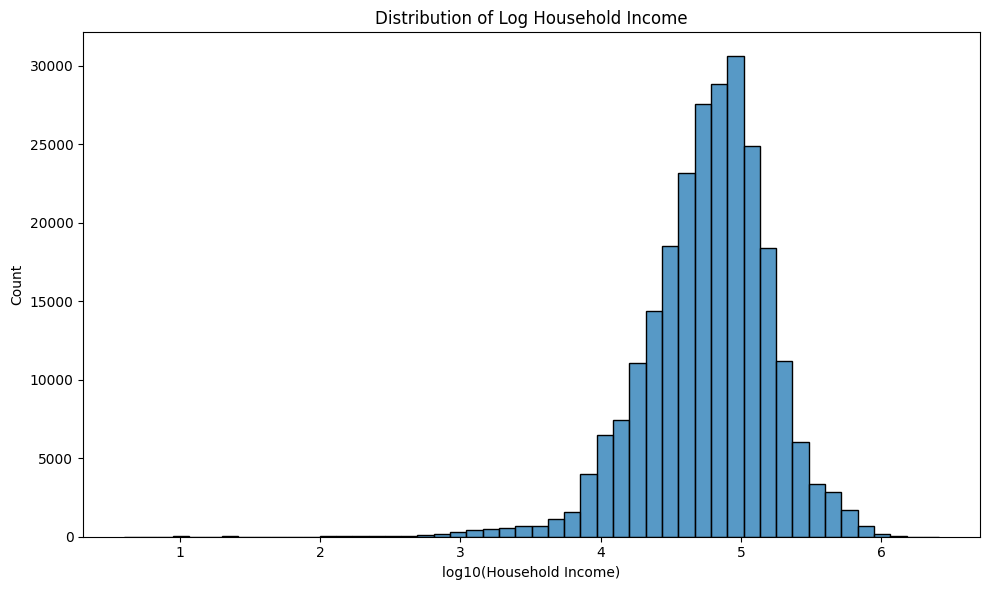
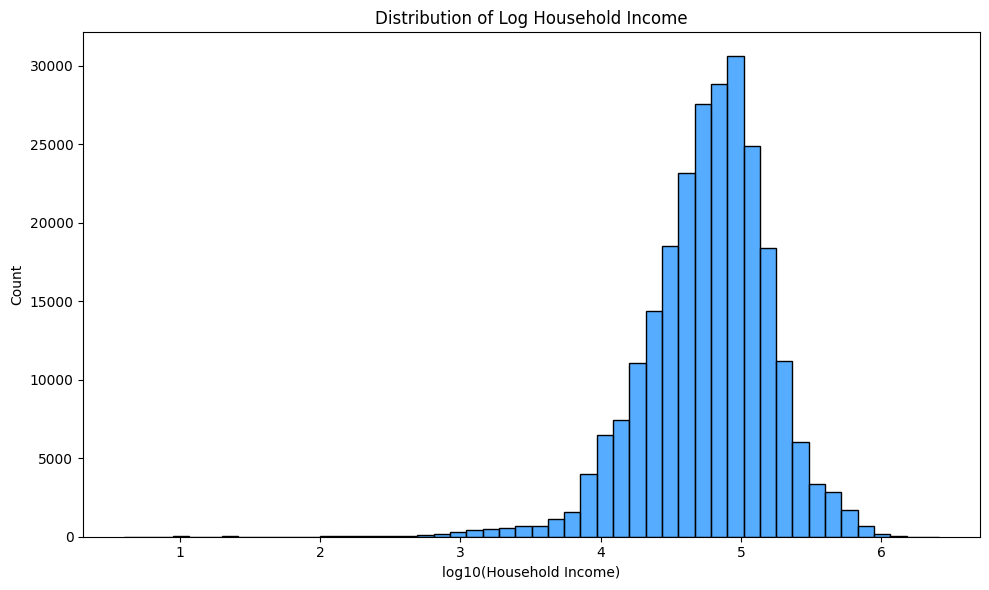
Unified diff of the notebook cell whose output changed from the first chart to the second:
--- before
+++ after
@@ -1,4 +1,4 @@
 plt.figure(figsize=(10, 6))
-sns.histplot(income_adj, bins=50)
+sns.histplot(income_adj, bins=50, color="dodgerblue")
 plt.title("Distribution of Log Household Income")
 plt.xlabel("log10(Household Income)")

Commit: Add files via upload